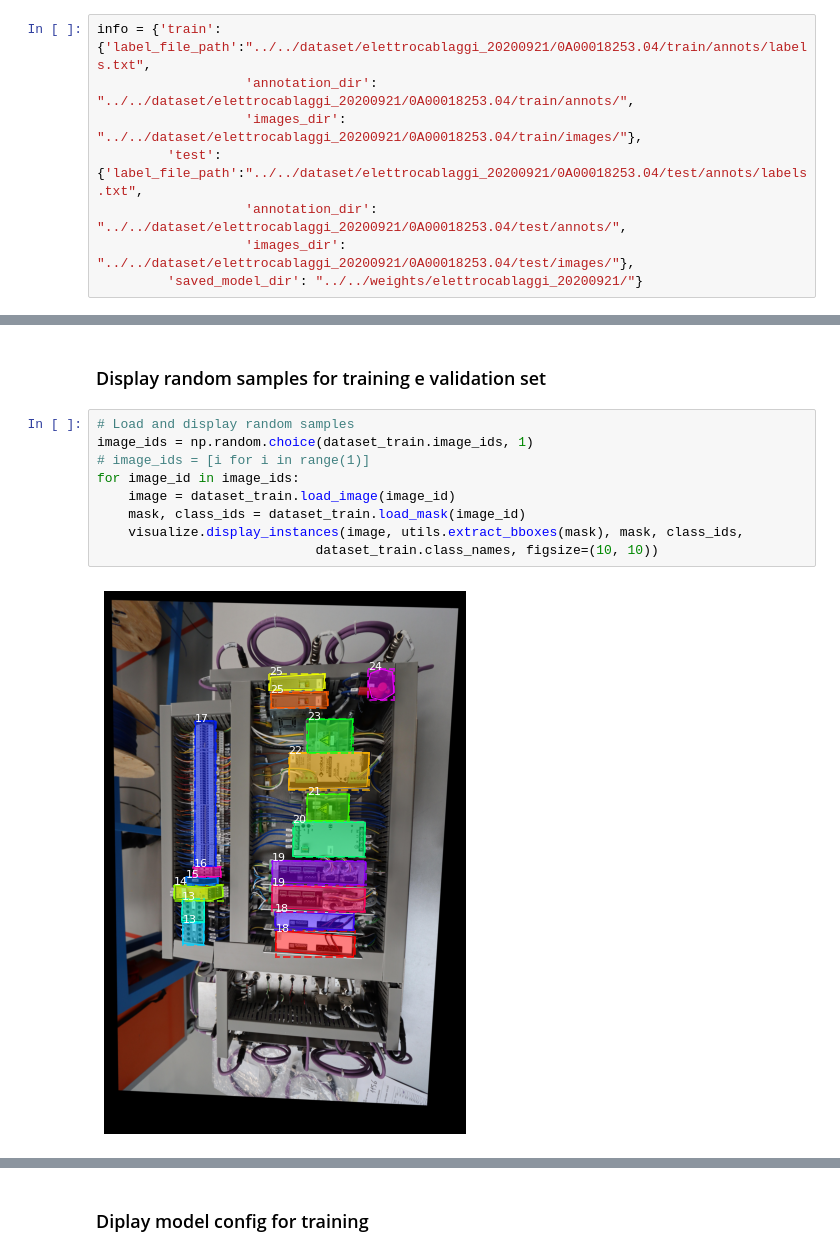
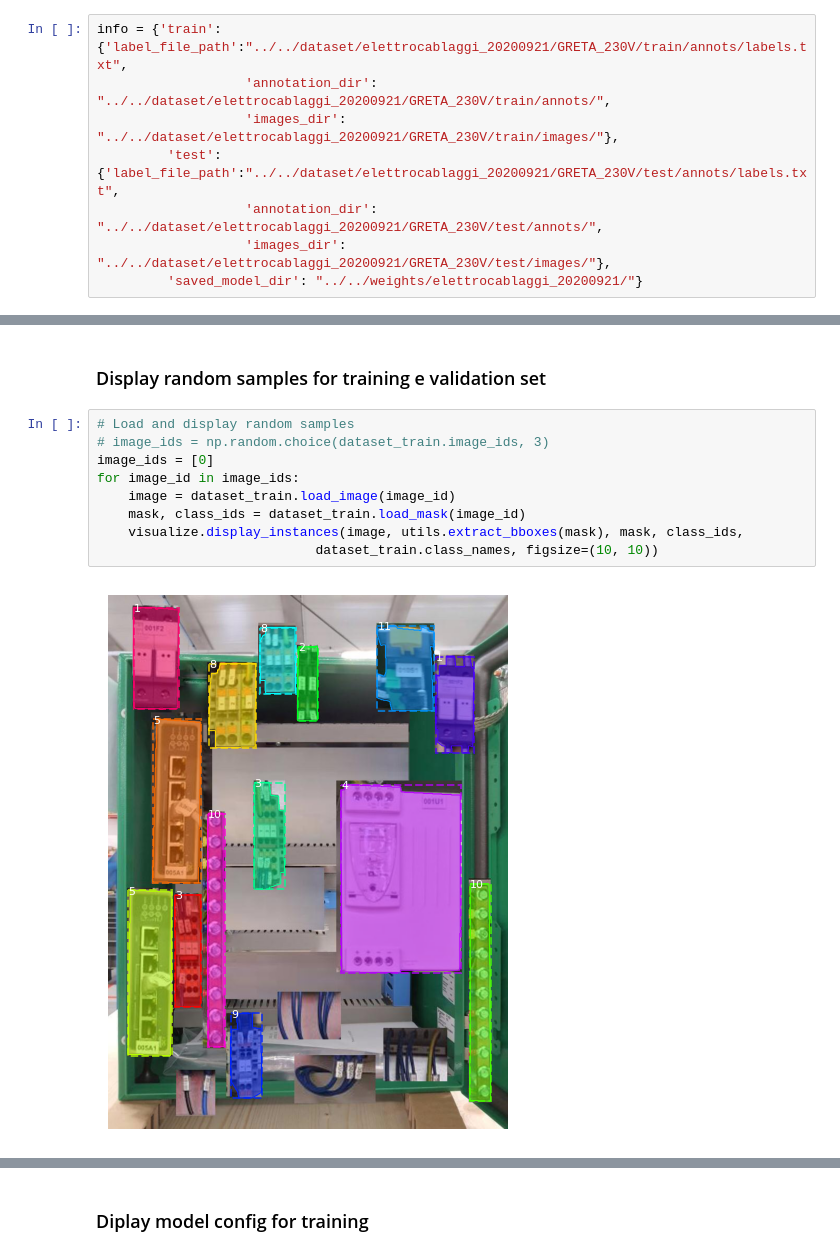
Before and after one commit to aleqrt/mask-rcnn-api, a Jupyter notebook: samples/elettrocablaggi/elettrocablaggi.ipynb, the cells around one changed output, grey strips where cells are left out. Drawn from its saved outputs; the diff is of its cells as text.

```diff
--- a/samples/elettrocablaggi/elettrocablaggi.ipynb
+++ b/samples/elettrocablaggi/elettrocablaggi.ipynb
@@ -17,12 +17,12 @@ import mrcnn.model as modellib
 # %% [markdown]
 ### Dataset location info
 # %%
-info = {'train': {'label_file_path':"../../dataset/elettrocablaggi_20200921/0A00018253.04/train/annots/labels.txt",
-                   'annotation_dir': "../../dataset/elettrocablaggi_20200921/0A00018253.04/train/annots/",
-                   'images_dir': "../../dataset/elettrocablaggi_20200921/0A00018253.04/train/images/"},
-         'test':{'label_file_path':"../../dataset/elettrocablaggi_20200921/0A00018253.04/test/annots/labels.txt",
-                   'annotation_dir': "../../dataset/elettrocablaggi_20200921/0A00018253.04/test/annots/",
-                   'images_dir': "../../dataset/elettrocablaggi_20200921/0A00018253.04/test/images/"},
+info = {'train': {'label_file_path':"../../dataset/elettrocablaggi_20200921/GRETA_230V/train/annots/labels.txt",
+                   'annotation_dir': "../../dataset/elettrocablaggi_20200921/GRETA_230V/train/annots/",
+                   'images_dir': "../../dataset/elettrocablaggi_20200921/GRETA_230V/train/images/"},
+         'test':{'label_file_path':"../../dataset/elettrocablaggi_20200921/GRETA_230V/test/annots/labels.txt",
+                   'annotation_dir': "../../dataset/elettrocablaggi_20200921/GRETA_230V/test/annots/",
+                   'images_dir': "../../dataset/elettrocablaggi_20200921/GRETA_230V/test/images/"},
          'saved_model_dir': "../../weights/elettrocablaggi_20200921/"}
 # %% [markdown]
 ### Load training and test set
@@ -52,12 +52,12 @@ Class info: [{'source': '', 'id': 0, 'name': 'BG'}, {'source': 'elettrocablaggi'
 ### Display random samples for training e validation set
 # %%
 # Load and display random samples
-image_ids = np.random.choice(dataset_train.image_ids, 1)
-# image_ids = [i for i in range(1)]
+# image_ids = np.random.choice(dataset_train.image_ids, 3)
+image_ids = [0]
 for image_id in image_ids:
     image = dataset_train.load_image(image_id)
     mask, class_ids = dataset_train.load_mask(image_id)
     visualize.display_instances(image, utils.extract_bboxes(mask), mask, class_ids,
                             dataset_train.class_names, figsize=(10, 10))
 # %% [output]
-[figure, old version]
+[figure, new version]
```
Also changed, not shown: parts of 3 cells of this notebook, 2 other files.
